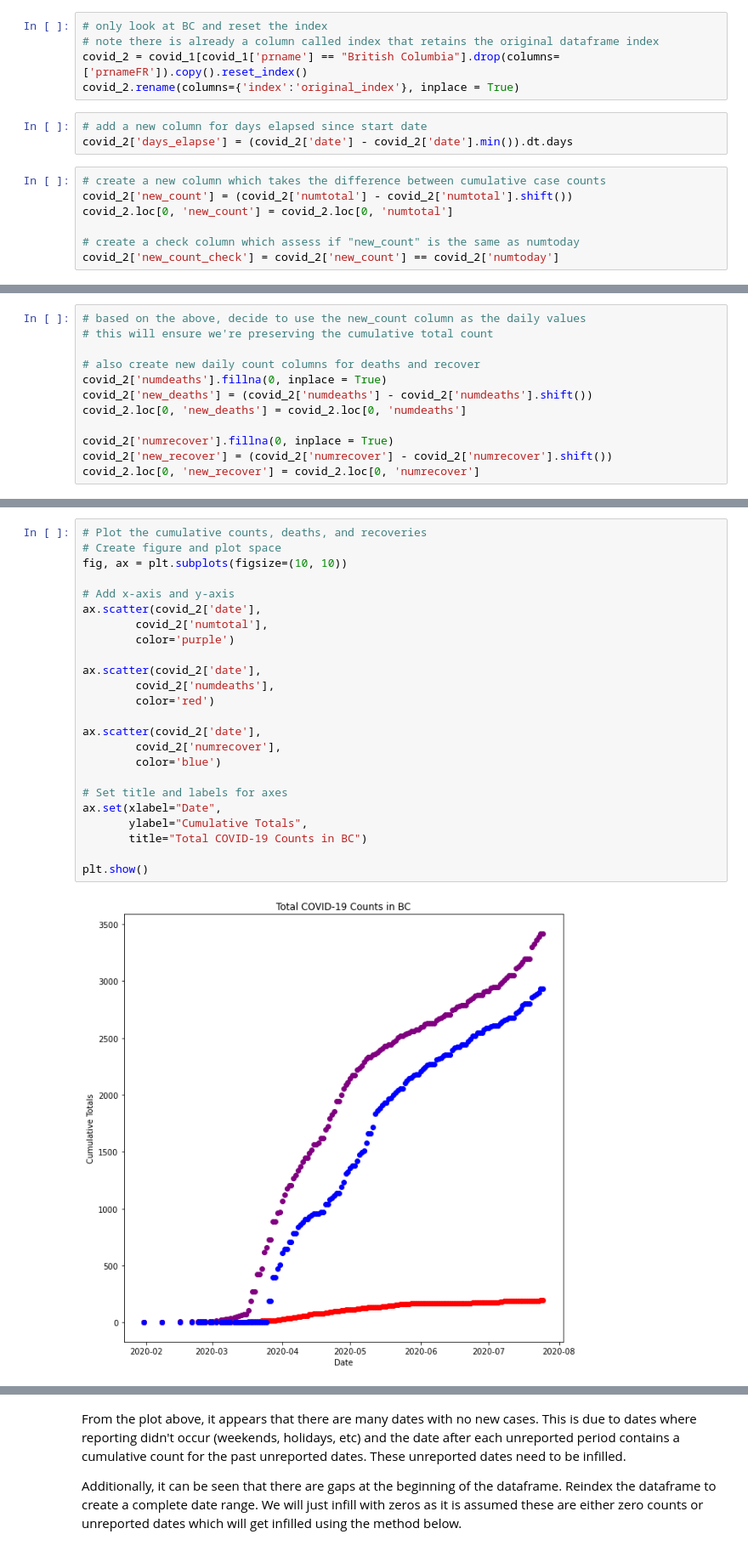
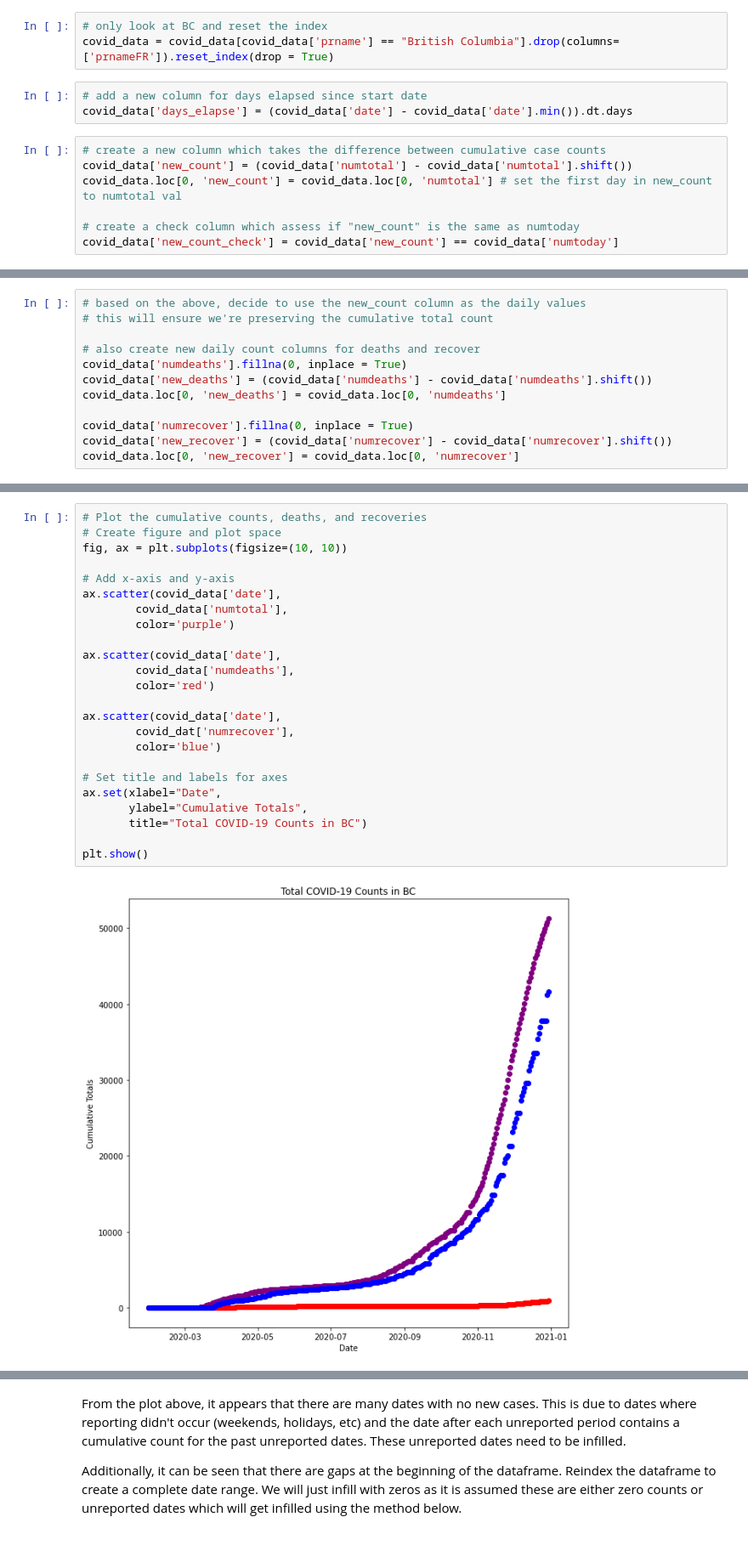
Before and after one commit to WraySmith/COVID_learning, a Jupyter notebook: covid_explore.ipynb, the cells around one changed output, grey strips where cells are left out. Shown at 85% size. Drawn from its saved outputs; the diff is of its cells as text.

Commit message:
covid_explore update

```diff
--- a/covid_explore.ipynb
+++ b/covid_explore.ipynb
@@ -73,15 +89,13 @@ max date 2020-07-25 00:00:00
 # %%
 # only look at BC and reset the index
-# note there is already a column called index that retains the original dataframe index
-covid_2 = covid_1[covid_1['prname'] == "British Columbia"].drop(columns=['prnameFR']).copy().reset_index()
-covid_2.rename(columns={'index':'original_index'}, inplace = True)
+covid_data = covid_data[covid_data['prname'] == "British Columbia"].drop(columns=['prnameFR']).reset_index(drop = True)
 # %%
 # add a new column for days elapsed since start date
-covid_2['days_elapse'] = (covid_2['date'] - covid_2['date'].min()).dt.days
+covid_data['days_elapse'] = (covid_data['date'] - covid_data['date'].min()).dt.days
 # %%
 # create a new column which takes the difference between cumulative case counts
-covid_2['new_count'] = (covid_2['numtotal'] - covid_2['numtotal'].shift())
-covid_2.loc[0, 'new_count'] = covid_2.loc[0, 'numtotal']
+covid_data['new_count'] = (covid_data['numtotal'] - covid_data['numtotal'].shift())
+covid_data.loc[0, 'new_count'] = covid_data.loc[0, 'numtotal'] # set the first day in new_count to numtotal val
 
 # create a check column which assess if "new_count" is the same as numtoday
-covid_2['new_count_check'] = covid_2['new_count'] == covid_2['numtoday']
+covid_data['new_count_check'] = covid_data['new_count'] == covid_data['numtoday']
@@ -130,10 +144,10 @@ covid_2.iloc[15:18].loc[:,['date', 'numtotal', 'numtoday', 'new_count', 'new_cou
 # this will ensure we're preserving the cumulative total count
 
 # also create new daily count columns for deaths and recover
-covid_2['numdeaths'].fillna(0, inplace = True)
-covid_2['new_deaths'] = (covid_2['numdeaths'] - covid_2['numdeaths'].shift())
-covid_2.loc[0, 'new_deaths'] = covid_2.loc[0, 'numdeaths']
+covid_data['numdeaths'].fillna(0, inplace = True)
+covid_data['new_deaths'] = (covid_data['numdeaths'] - covid_data['numdeaths'].shift())
+covid_data.loc[0, 'new_deaths'] = covid_data.loc[0, 'numdeaths']
 
-covid_2['numrecover'].fillna(0, inplace = True)
-covid_2['new_recover'] = (covid_2['numrecover'] - covid_2['numrecover'].shift())
-covid_2.loc[0, 'new_recover'] = covid_2.loc[0, 'numrecover']
+covid_data['numrecover'].fillna(0, inplace = True)
+covid_data['new_recover'] = (covid_data['numrecover'] - covid_data['numrecover'].shift())
+covid_data.loc[0, 'new_recover'] = covid_data.loc[0, 'numrecover']
@@ -142,29 +154,29 @@ covid_2.loc[0, 'new_recover'] = covid_2.loc[0, 'numrecover']
 # %%
 # Plot the cumulative counts, deaths, and recoveries
 # Create figure and plot space
 fig, ax = plt.subplots(figsize=(10, 10))
 
 # Add x-axis and y-axis
-ax.scatter(covid_2['date'],
-        covid_2['numtotal'],
+ax.scatter(covid_data['date'],
+        covid_data['numtotal'],
         color='purple')
 
-ax.scatter(covid_2['date'],
-        covid_2['numdeaths'],
+ax.scatter(covid_data['date'],
+        covid_data['numdeaths'],
         color='red')
 
-ax.scatter(covid_2['date'],
-        covid_2['numrecover'],
+ax.scatter(covid_data['date'],
+        covid_dat['numrecover'],
         color='blue')
 
 # Set title and labels for axes
 ax.set(xlabel="Date",
        ylabel="Cumulative Totals",
        title="Total COVID-19 Counts in BC")
 
 plt.show()
 # %% [output]
-[figure, old version]
+[figure, new version]
 # %%
 # plot individual case counts
 fig, ax = plt.subplots(figsize=(10, 10))
```
Also changed, not shown: parts of 32 cells of this notebook, 2 other files.
